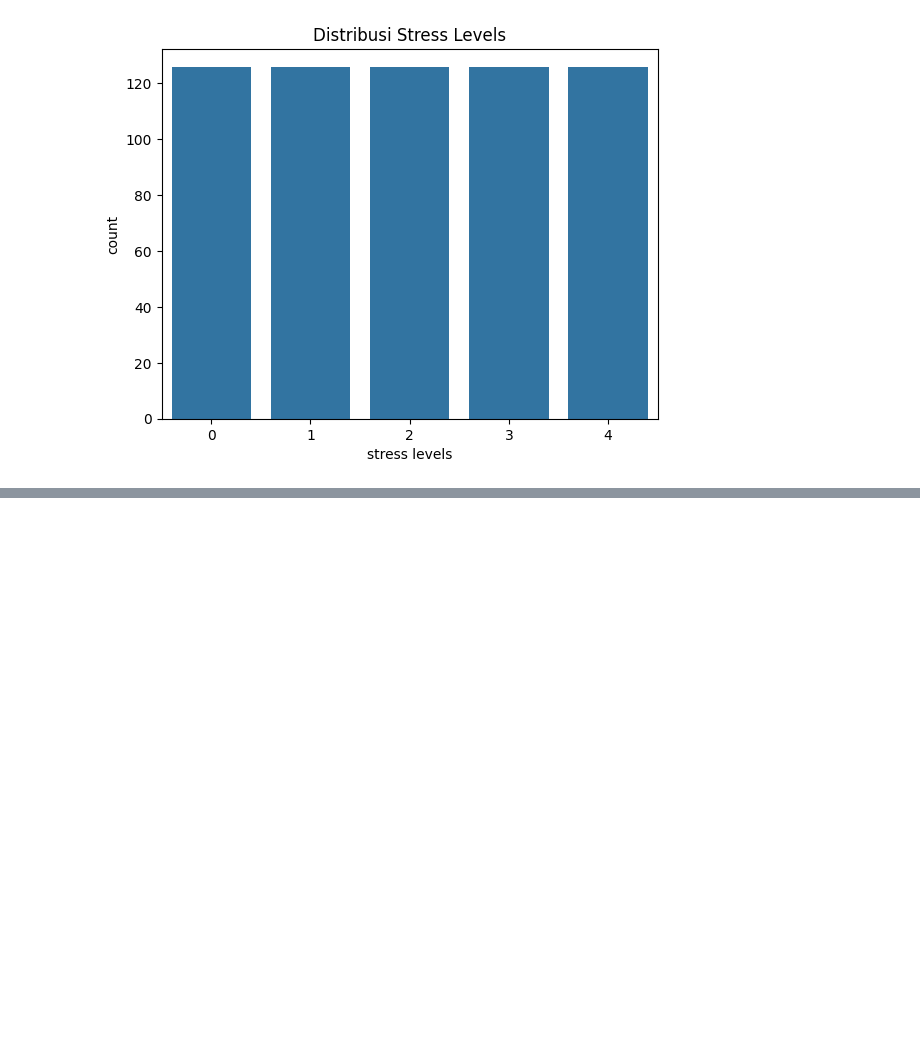
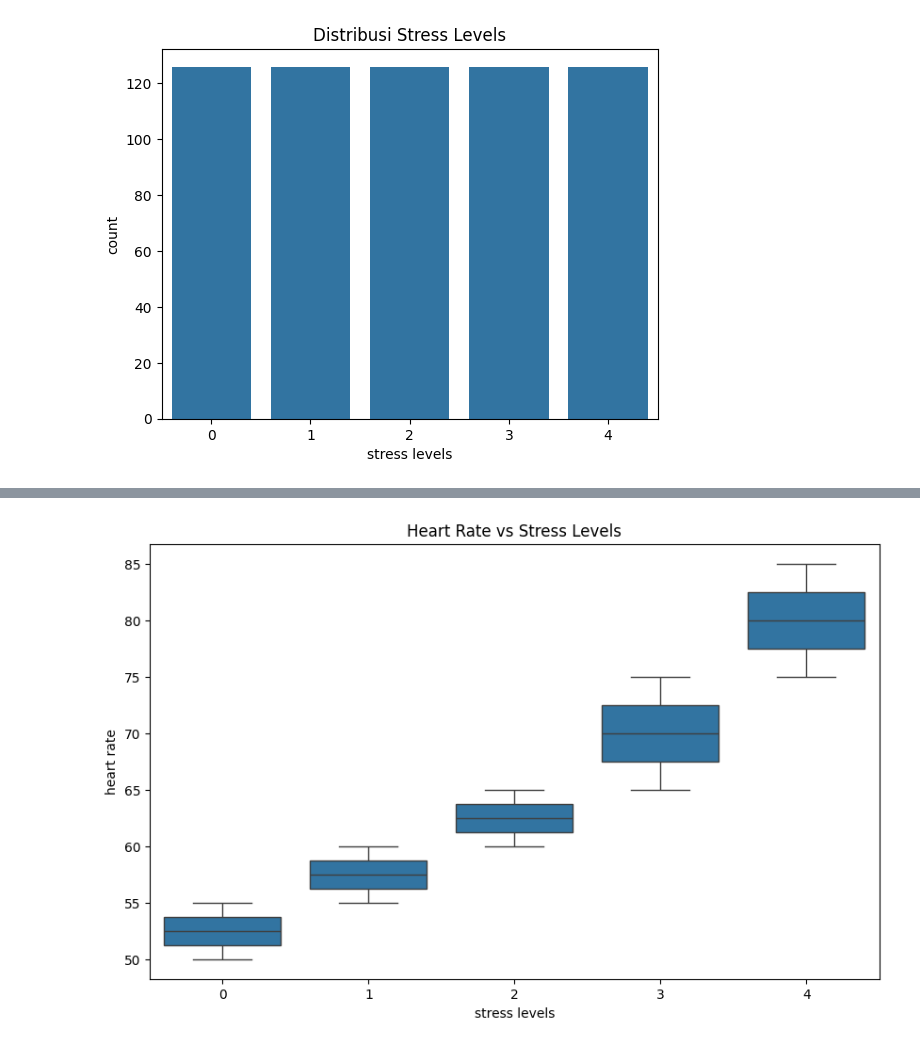
Before and after one commit to RelDev101/StressLevelPrediction, a Jupyter notebook: code/eda.ipynb, the cells around one changed output, grey strips where cells are left out. Cells and saved outputs as stored; diff of their text form; code cells hidden in the pictures; blank space fills up the shorter version.

```diff
--- a/code/eda.ipynb
+++ b/code/eda.ipynb
@@ -111,0 +124,7 @@ plt.show()
+# %%
+plt.figure(figsize=(10, 6))
+sns.boxplot(x='stress levels', y='heart rate', data=df)
+plt.title("Heart Rate vs Stress Levels")
+plt.show()
+# %% [output]
+[figure, added]
```
Also changed, not shown: parts of 3 cells of this notebook, 2 other files.
